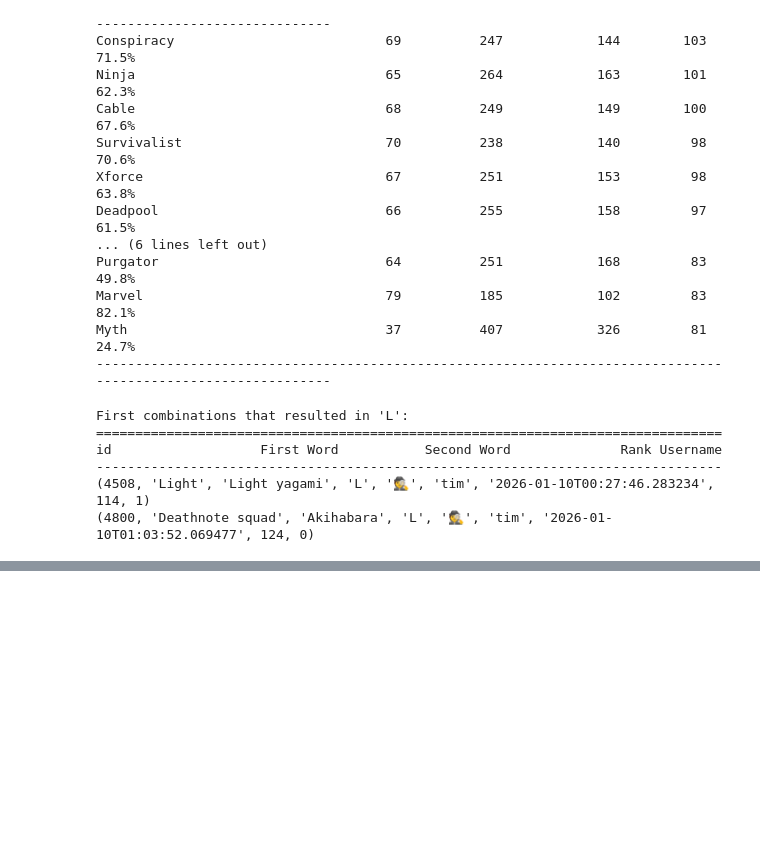
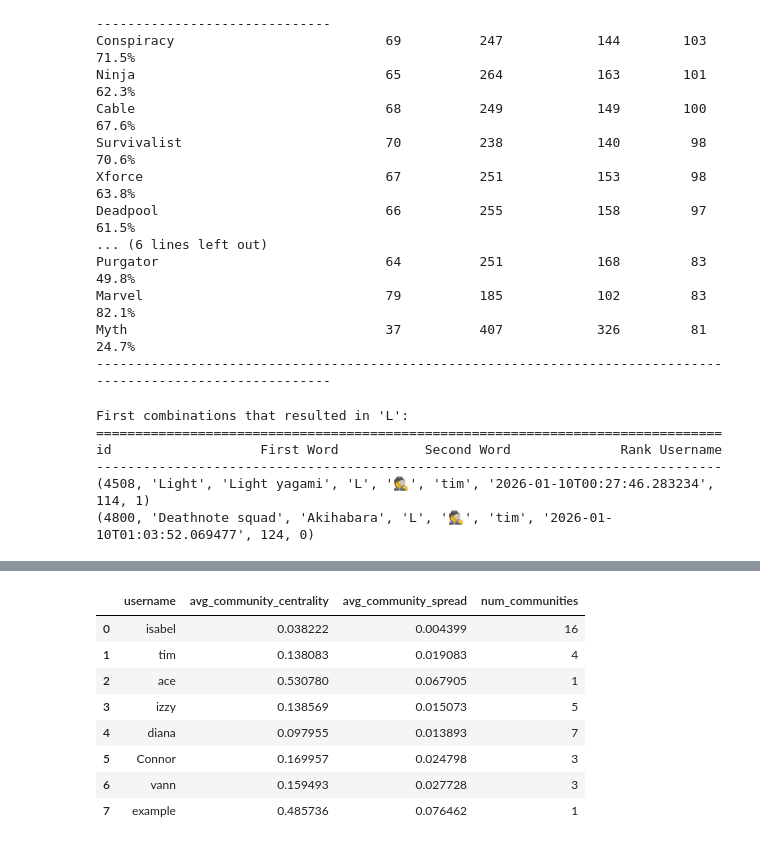
Before and after one commit to s-almeda/infiniteCATs, a Jupyter notebook: server/analyze_dependencies.ipynb, the cells around one changed output, grey strips where cells are left out. Cells and saved outputs as stored; diff of their text form; code cells hidden in the pictures; blank space fills up the shorter version.

```diff
--- a/server/analyze_dependencies.ipynb
+++ b/server/analyze_dependencies.ipynb
@@ -976,0 +1241,92 @@ id                   First Word           Second Word              Rank Username
+# %%
+import requests
+import sqlite3
+import pandas as pd
+from collections import defaultdict
+
+# Get top 8 users by unique words discovered
+conn = sqlite3.connect('global.db')
+top_users_query = '''
+SELECT username, COUNT(DISTINCT resultName) AS unique_words
+FROM combinations
+GROUP BY username
+ORDER BY unique_words DESC
+LIMIT 8;
+'''
+top_users = pd.read_sql_query(top_users_query, conn)['username'].tolist()
+
+results = []
+
+for username in top_users:
+    # Get all unique materials discovered by this user
+    user_words_query = '''
+    SELECT DISTINCT resultName FROM combinations WHERE username = ?
+    '''
+    user_words = pd.read_sql_query(user_words_query, conn, params=(username,))['resultName'].tolist()
+    if not user_words:
+        continue
+    # Get all combinations for this user
+    combos_query = '''
+    SELECT firstWord, secondWord, resultName FROM combinations WHERE username = ?
+    '''
+    combos = pd.read_sql_query(combos_query, conn, params=(username,))
+    # Build undirected edges for community detection
+    edges = []
+    for _, row in combos.iterrows():
+        edges.append((row['firstWord'], row['resultName']))
+        edges.append((row['secondWord'], row['resultName']))
+    # Build adjacency
+    adj = defaultdict(set)
+    for a, b in edges:
+        adj[a].add(b)
+        adj[b].add(a)
+    # Simple label propagation for communities (fallback if no Louvain)
+    # Assign each connected component as a community
+    visited = set()
+    communities = {}
+    comm_id = 0
+    for node in user_words:
+        if node in visited:
+            continue
+        stack = [node]
+        while stack:
+            n = stack.pop()
+            if n in visited:
+                continue
+            visited.add(n)
+            communities[n] = comm_id
+            for nb in adj[n]:
+                if nb not in visited:
+                    stack.append(nb)
+        comm_id += 1
+    # Call backend API for embedding stats
+    api_url = 'http://localhost:3000/api/community-embedding-stats'
+    resp = requests.post(api_url, json={"communities": communities})
+    if resp.status_code != 200:
+        print(f"API error for user {username}")
+        continue
+    stats = resp.json().get('stats', {})
+    # Compute average centrality and spread (avgDistToCentroid)
+    avg_centrality = sum(s.get('avgDistToCentroid', 0) for s in stats.values()) / max(len(stats), 1)
+    avg_spread = sum(s.get('stdDistToCentroid', 0) for s in stats.values()) / max(len(stats), 1)
+    results.append({
+        'username': username,
+        'avg_community_centrality': avg_centrality,
+        'avg_community_spread': avg_spread,
+        'num_communities': len(stats)
+    })
+
+conn.close()
+df = pd.DataFrame(results)
+display(df)
+df
+# %% [output]
+|  | username | avg_community_centrality | avg_community_spread | num_communities |
+| 0 | isabel | 0.038222 | 0.004399 | 16 |
+| 1 | tim | 0.138083 | 0.019083 | 4 |
+| 2 | ace | 0.530780 | 0.067905 | 1 |
+| 3 | izzy | 0.138569 | 0.015073 | 5 |
+| 4 | diana | 0.097955 | 0.013893 | 7 |
+| 5 | Connor | 0.169957 | 0.024798 | 3 |
+| 6 | vann | 0.159493 | 0.027728 | 3 |
+| 7 | example | 0.485736 | 0.076462 | 1 |
```
Also changed, not shown: parts of 11 cells of this notebook, 2 other files.
